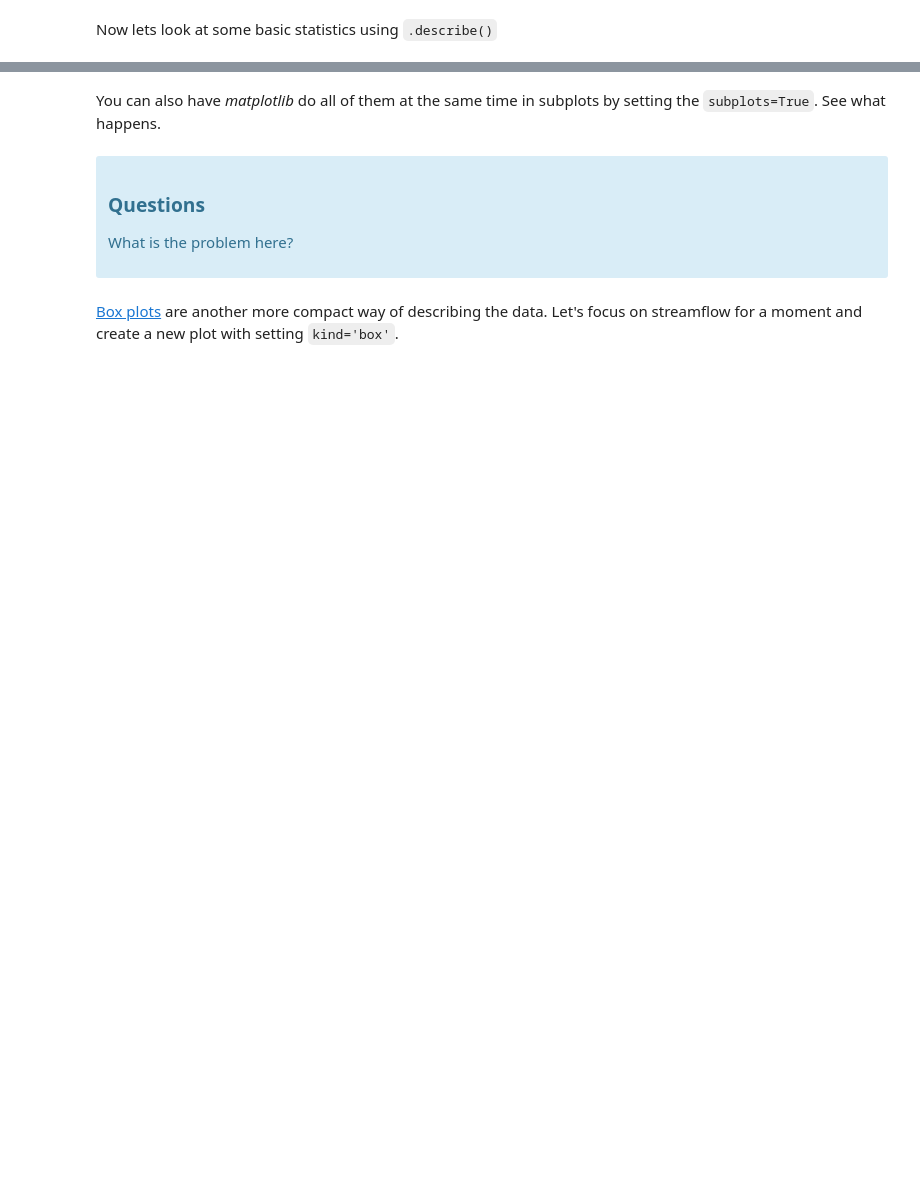
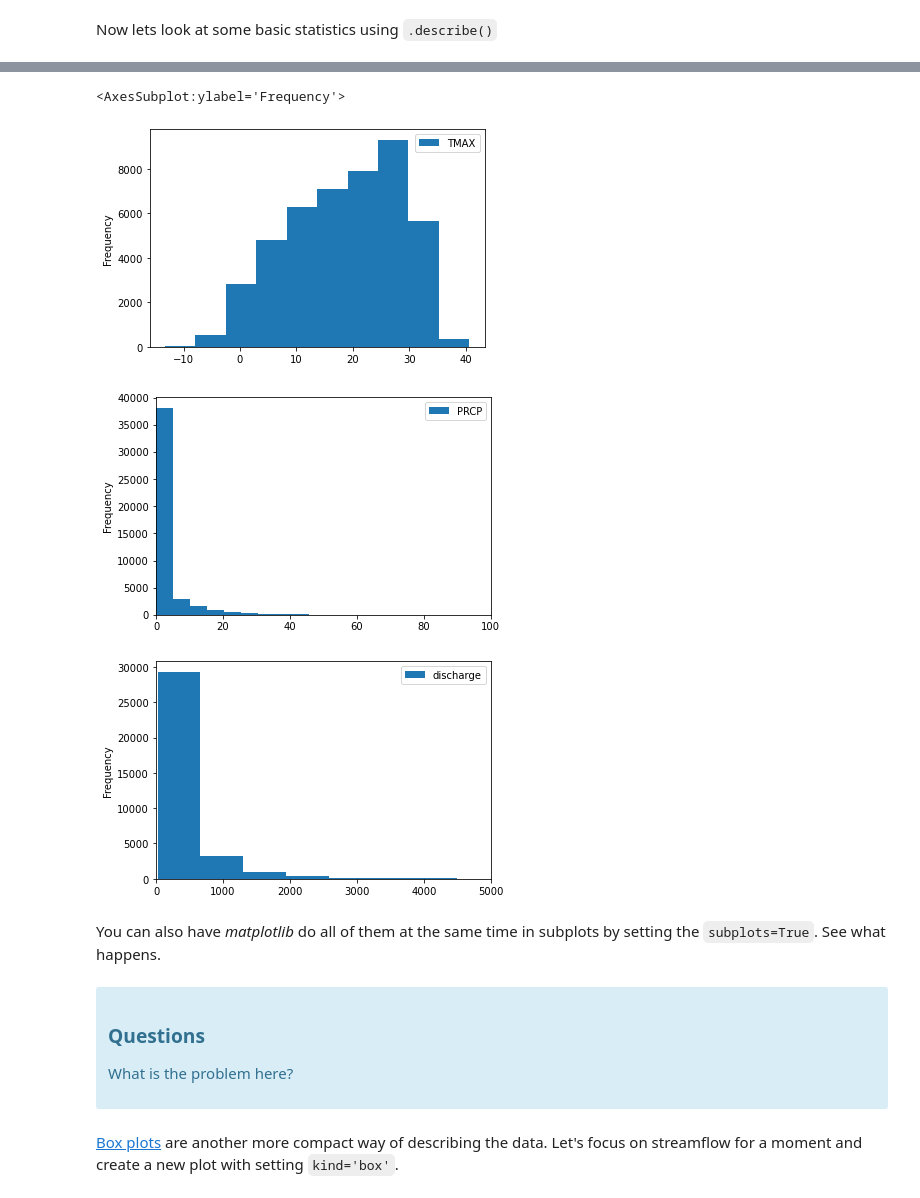
Before and after one commit to reggiewilcox/ISAT420_Code, a Jupyter notebook: W4_1_ClimateData/code/aggregatingData.ipynb, the cells around one changed output, grey strips where cells are left out. Saved outputs shown, nothing was run; the diff lists cells and outputs as text; code cells hidden in the pictures; blank space fills up the shorter version.

```diff
--- a/W4_1_ClimateData/code/aggregatingData.ipynb
+++ b/W4_1_ClimateData/code/aggregatingData.ipynb
@@ -88,8 +150,15 @@ You can either create three separate histograms. Try this! You should add sensib
 The [`.plot()` documentation](https://pandas.pydata.org/pandas-docs/stable/reference/api/pandas.DataFrame.plot.html) shows you all the options. You can also look at the previos week's code.
 # %%
 # Complete the 3 plots
-dataCombined.plot()
-...
+dataCombined.plot(kind='hist', y='TMAX' )
+dataCombined.plot(kind='hist', y='PRCP', bins =50, xlim=[0, 100] )
+dataCombined.plot(kind='hist', y='discharge', bins =50 ,xlim=[0, 5000] )
+#...
+# %% [output]
+<AxesSubplot:ylabel='Frequency'>
+[figure, added]
+[figure, added]
+[figure, added]
 # %% [markdown]
 You can also have _matplotlib_ do all of them at the same time in subplots by setting the `subplots=True`. See what happens.
 # %%
```
Also changed, not shown: parts of 8 cells of this notebook, 3 other files.
